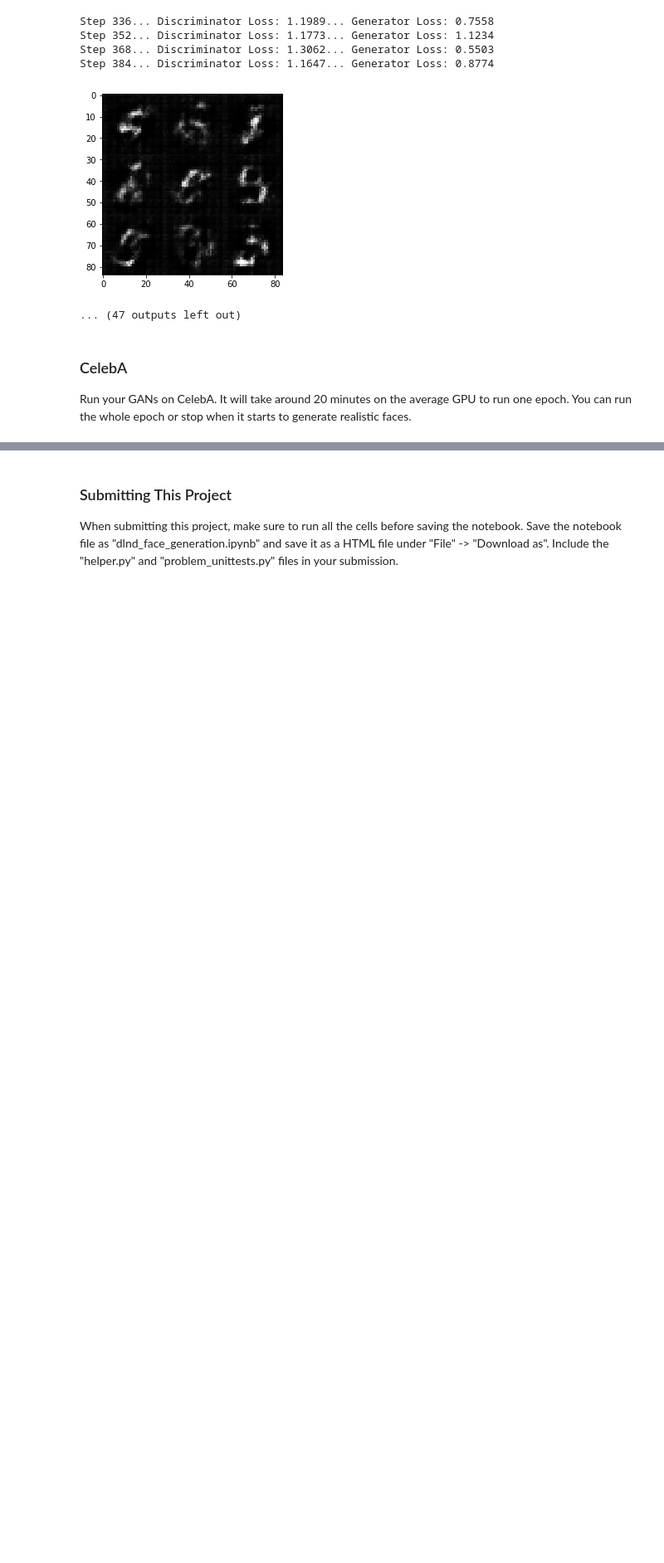
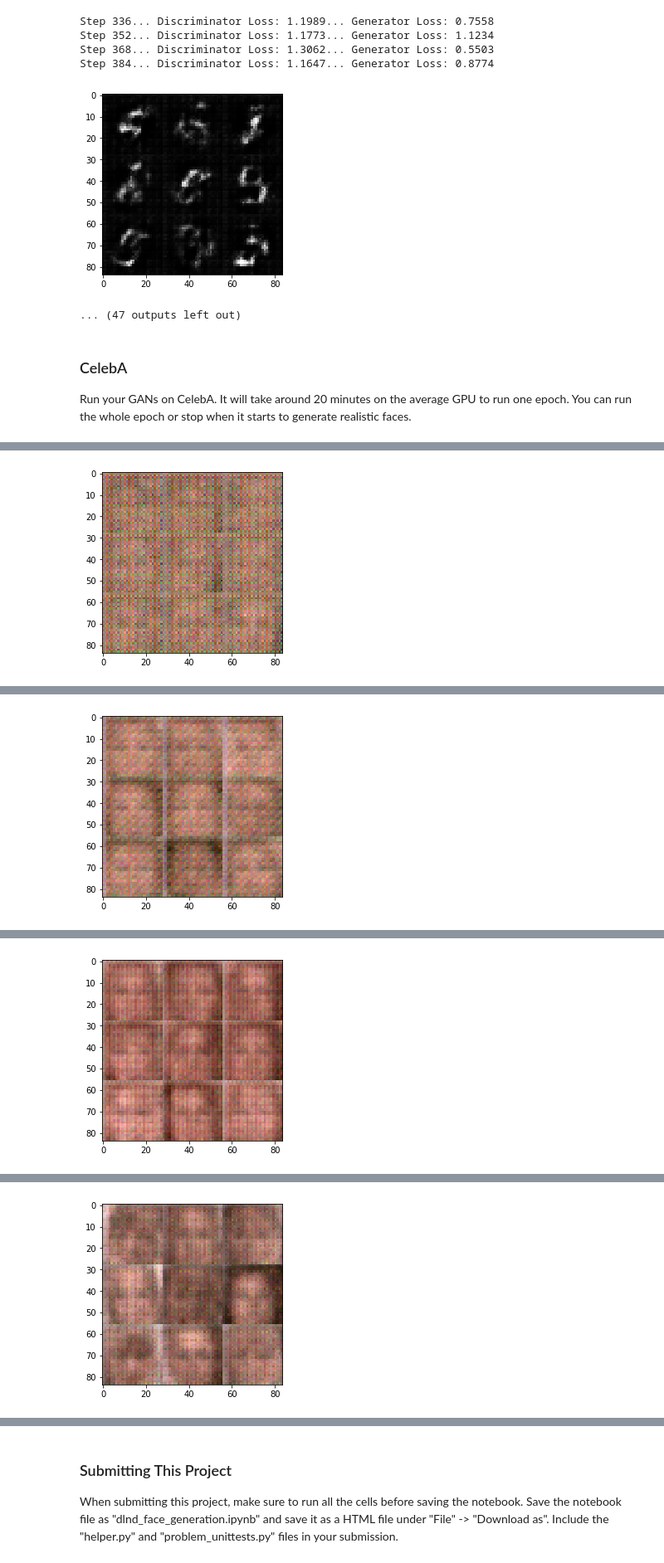
Before and after one commit to lamueno/udacity_nd101, a Jupyter notebook: face_generation/dlnd_face_generation.ipynb, the cells around one changed output, grey strips where cells are left out. Shown at 83% size. Saved outputs shown, nothing was run; the diff lists cells and outputs as text; code cells hidden in the pictures; blank space fills up the shorter version.

```diff
--- a/face_generation/dlnd_face_generation.ipynb
+++ b/face_generation/dlnd_face_generation.ipynb
@@ -460,10 +460,11 @@ with tf.Graph().as_default():
 ### CelebA
 Run your GANs on CelebA.  It will take around 20 minutes on the average GPU to run one epoch.  You can run the whole epoch or stop when it starts to generate realistic faces.
 # %%
-batch_size = None
-z_dim = None
-learning_rate = None
-beta1 = None
+batch_size = 64
+z_dim = 100
+learning_rate = 0.0001
+beta1 = 0.3
+tf.reset_default_graph()
 
 
 """
@@ -475,3 +476,4 @@ celeba_dataset = helper.Dataset('celeba', glob(os.path.join(data_dir, 'img_align
 with tf.Graph().as_default():
     train(epochs, batch_size, z_dim, learning_rate, beta1, celeba_dataset.get_batches,
           celeba_dataset.shape, celeba_dataset.image_mode)
+# %% [output]
@@ -477,0 +485 @@ with tf.Graph().as_default():
+[figure, added]
@@ -477,0 +490 @@ with tf.Graph().as_default():
+[figure, added]
@@ -477,0 +495 @@ with tf.Graph().as_default():
+[figure, added]
@@ -477,0 +500 @@ with tf.Graph().as_default():
+[figure, added]
```
Also changed, not shown: parts of 1 cell of this notebook, 1 other file.
